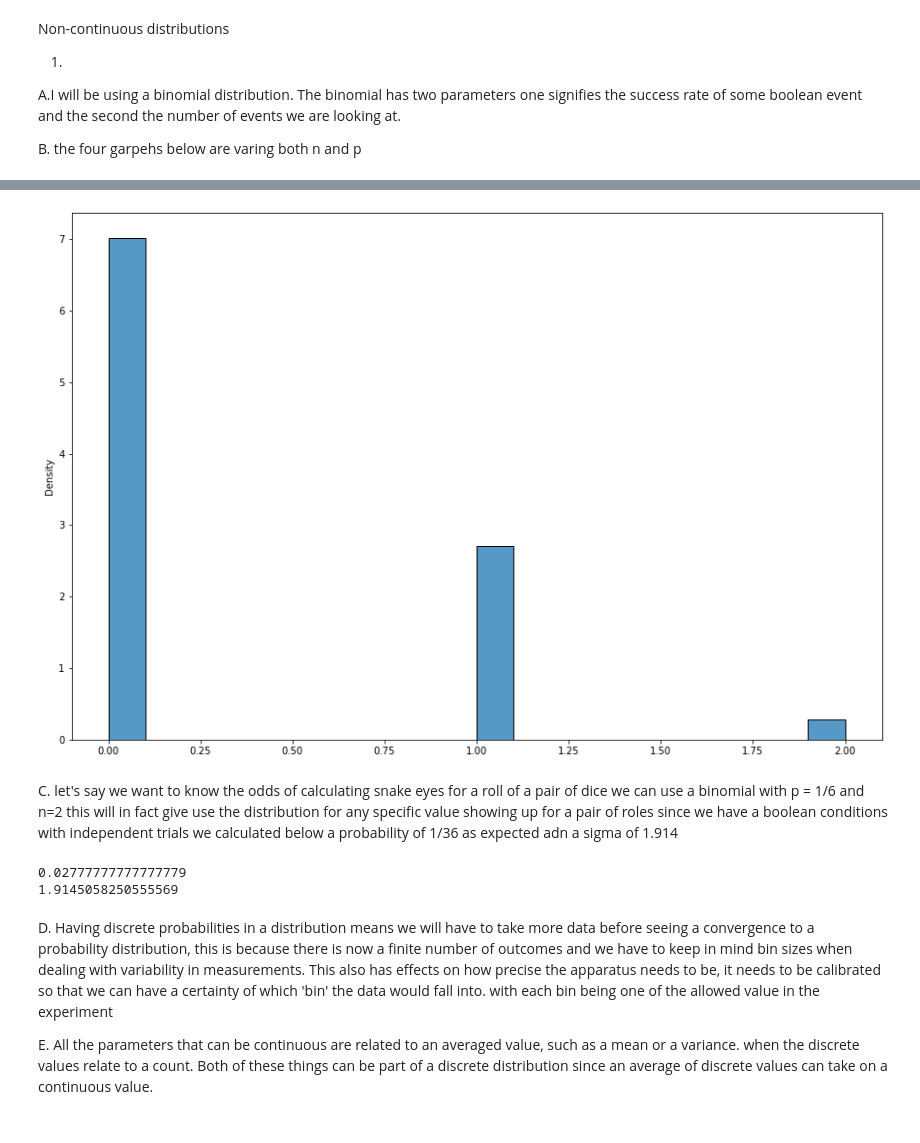
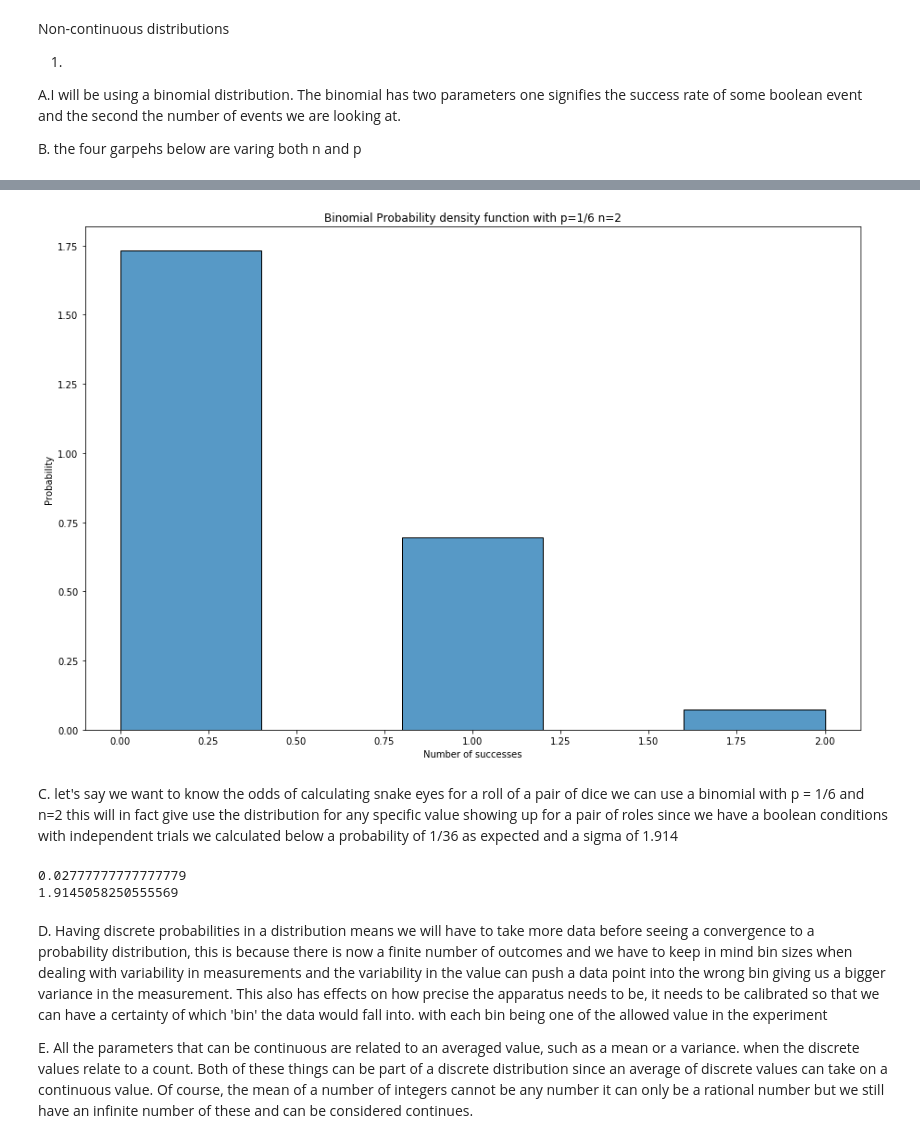
Before and after one commit to GammasBox/phys434Lab, a Jupyter notebook: Lab#1.ipynb, the cells around one changed output, grey strips where cells are left out. Saved outputs shown, nothing was run; the diff lists cells and outputs as text; code cells hidden in the pictures.

```diff
--- a/Lab#1.ipynb
+++ b/Lab#1.ipynb
@@ -172,16 +194,20 @@ ax = sb.histplot(y,stat = 'density',binwidth = 1)
 # %%
 #this is the odds of a role of a pair of dice having some number show up on each die
 #we can use this to calculate the odds of getting snake eyes, which we will do in a moment
 n , size , p = 2 , 10000, 1/6
 y = stats.binom.rvs(n, p , size = size,loc = 0)
-ax = sb.histplot(y,stat = 'density',binwidth = 0.1)
+ax = sb.histplot(y,stat = 'density',binwidth = 0.4)
+plt.xlabel('Number of successes')
+plt.ylabel('Probability')
+ax.set_title('Binomial Probability density function with p=1/6 n=2')
+plt.show()
 # %% [output]
-[figure, old version]
+[figure, new version]
 # %% [markdown]
 C.
 let's say we want to know the odds of calculating snake eyes for a roll of a pair of dice
 we can use a binomial with p = 1/6 and n=2 this will in fact give use the distribution for any specific value showing up for a pair of roles since we have a boolean conditions with independent trials
-we calculated below a probability of 1/36 as expected adn a sigma of 1.914
+we calculated below a probability of 1/36 as expected and a sigma of 1.914
 # %%
 n , size , p = 2 , 10000, 1/6
 prob = 1-scipy.stats.binom.cdf(1.5,n,p)
@@ -194,7 +220,7 @@ print(sigma)
 # %% [markdown]
 
 D.
-Having discrete probabilities in a distribution means we will have to take more data before seeing a convergence to a probability distribution, this is because there is now a finite number of outcomes and we have to keep in mind bin sizes when dealing with variability in measurements. This also has effects on how precise the apparatus needs to be, it needs to be calibrated so that we can have a certainty of which 'bin' the data would fall into. with each bin being one of the allowed value in the experiment
+Having discrete probabilities in a distribution means we will have to take more data before seeing a convergence to a probability distribution, this is because there is now a finite number of outcomes and we have to keep in mind bin sizes when dealing with variability in measurements and the variability in the value can push a data point into the wrong bin giving us a bigger variance in the measurement. This also has effects on how precise the apparatus needs to be, it needs to be calibrated so that we can have a certainty of which 'bin' the data would fall into. with each bin being one of the allowed value in the experiment
 
 E.
-All the parameters that can be continuous are related to an averaged value, such as a mean or a variance. when the discrete values relate to a count. Both of these things can be part of a discrete distribution since an average of discrete values can take on a continuous value.
+All the parameters that can be continuous are related to an averaged value, such as a mean or a variance. when the discrete values relate to a count. Both of these things can be part of a discrete distribution since an average of discrete values can take on a continuous value. Of course, the mean of a number of integers cannot be any number it can only be a rational number but we still have an infinite number of these and can be considered continues.
```
Also changed, not shown: parts of 9 cells of this notebook.
